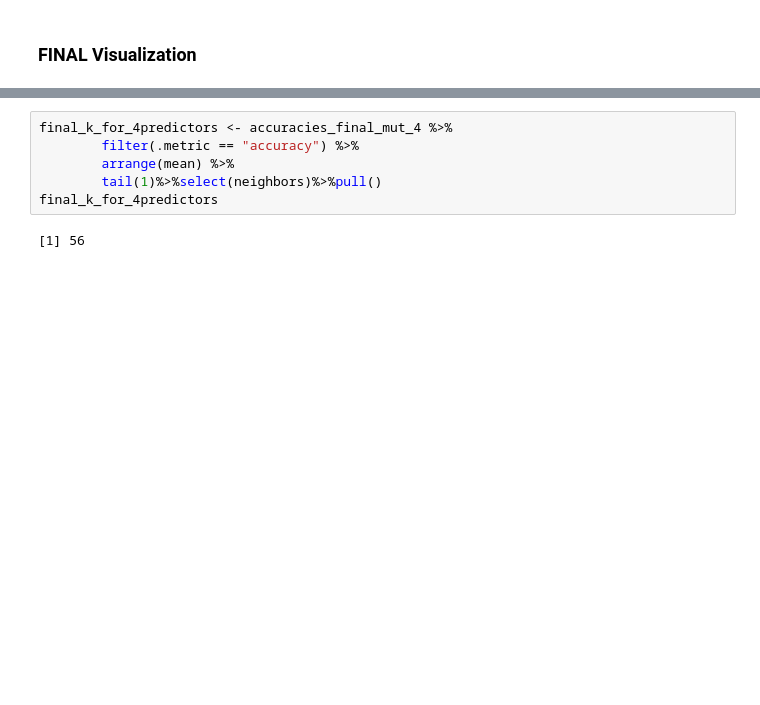
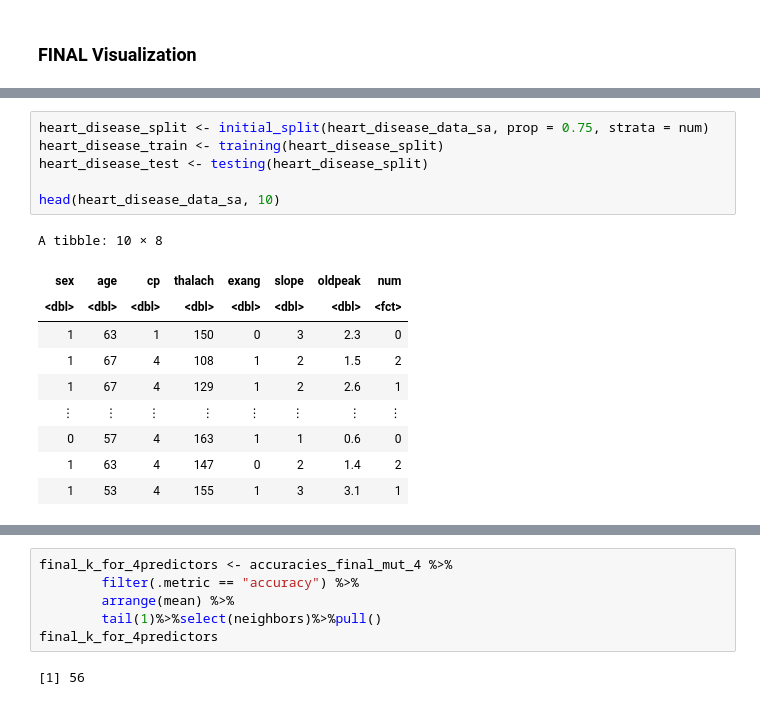
Before and after one commit to oliviahe0111/Heart-Disease-Data, a Jupyter notebook: heart_disease_data.ipynb, the cells around one changed output, grey strips where cells are left out. Saved outputs shown, nothing was run; the diff lists cells and outputs as text; blank space fills up the shorter version.

```diff
--- a/heart_disease_data.ipynb
+++ b/heart_disease_data.ipynb
@@ -896,0 +588,17 @@ We picked a total of five predictors in the last classifier training case. We tr
+# %%
+heart_disease_split <- initial_split(heart_disease_data_sa, prop = 0.75, strata = num)
+heart_disease_train <- training(heart_disease_split)
+heart_disease_test <- testing(heart_disease_split)
+
+head(heart_disease_data_sa, 10)
+# %% [output]
+A tibble: 10 × 8
+| sex | age | cp | thalach | exang | slope | oldpeak | num |
+| <dbl> | <dbl> | <dbl> | <dbl> | <dbl> | <dbl> | <dbl> | <fct> |
+| 1 | 63 | 1 | 150 | 0 | 3 | 2.3 | 0 |
+| 1 | 67 | 4 | 108 | 1 | 2 | 1.5 | 2 |
+| 1 | 67 | 4 | 129 | 1 | 2 | 2.6 | 1 |
+| ⋮ | ⋮ | ⋮ | ⋮ | ⋮ | ⋮ | ⋮ | ⋮ |
+| 0 | 57 | 4 | 163 | 1 | 1 | 0.6 | 0 |
+| 1 | 63 | 4 | 147 | 0 | 2 | 1.4 | 2 |
+| 1 | 53 | 4 | 155 | 1 | 3 | 3.1 | 1 |
```
Also changed, not shown: parts of 60 cells of this notebook.
